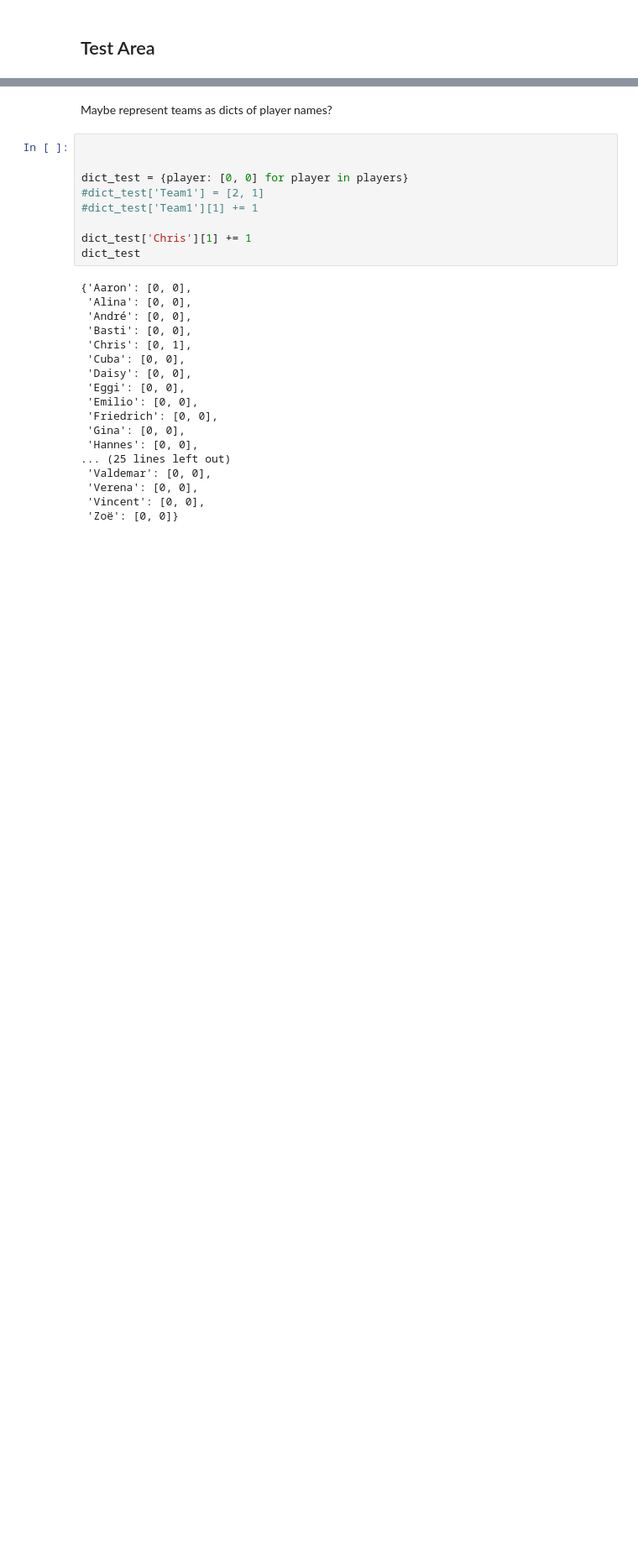
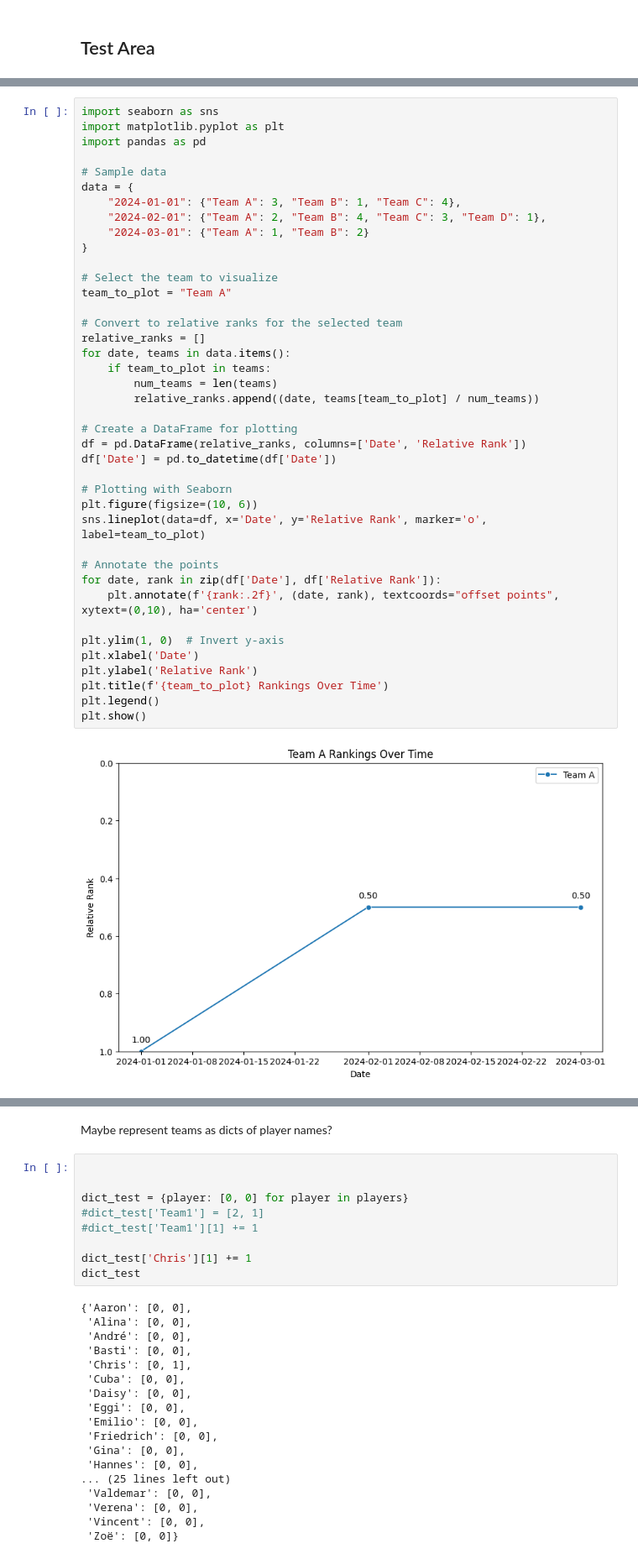
Before and after one commit to njctn/werfen, a Jupyter notebook: werfen_statistik2.ipynb, the cells around one changed output, grey strips where cells are left out. Shown at 84% size. Drawn from its saved outputs; the diff is of its cells as text; blank space fills up the shorter version.

```diff
--- a/werfen_statistik2.ipynb
+++ b/werfen_statistik2.ipynb
@@ -281,0 +363,42 @@ fenster_winrate()
+# %%
+import seaborn as sns
+import matplotlib.pyplot as plt
+import pandas as pd
+
+# Sample data
+data = {
+    "2024-01-01": {"Team A": 3, "Team B": 1, "Team C": 4},
+    "2024-02-01": {"Team A": 2, "Team B": 4, "Team C": 3, "Team D": 1},
+    "2024-03-01": {"Team A": 1, "Team B": 2}
+}
+
+# Select the team to visualize
+team_to_plot = "Team A"
+
+# Convert to relative ranks for the selected team
+relative_ranks = []
+for date, teams in data.items():
+    if team_to_plot in teams:
+        num_teams = len(teams)
+        relative_ranks.append((date, teams[team_to_plot] / num_teams))
+
+# Create a DataFrame for plotting
+df = pd.DataFrame(relative_ranks, columns=['Date', 'Relative Rank'])
+df['Date'] = pd.to_datetime(df['Date'])
+
+# Plotting with Seaborn
+plt.figure(figsize=(10, 6))
+sns.lineplot(data=df, x='Date', y='Relative Rank', marker='o', label=team_to_plot)
+
+# Annotate the points
+for date, rank in zip(df['Date'], df['Relative Rank']):
+    plt.annotate(f'{rank:.2f}', (date, rank), textcoords="offset points", xytext=(0,10), ha='center')
+
+plt.ylim(1, 0)  # Invert y-axis
+plt.xlabel('Date')
+plt.ylabel('Relative Rank')
+plt.title(f'{team_to_plot} Rankings Over Time')
+plt.legend()
+plt.show()
+# %% [output]
+[figure, added]
```
Also changed, not shown: parts of 23 cells of this notebook.
